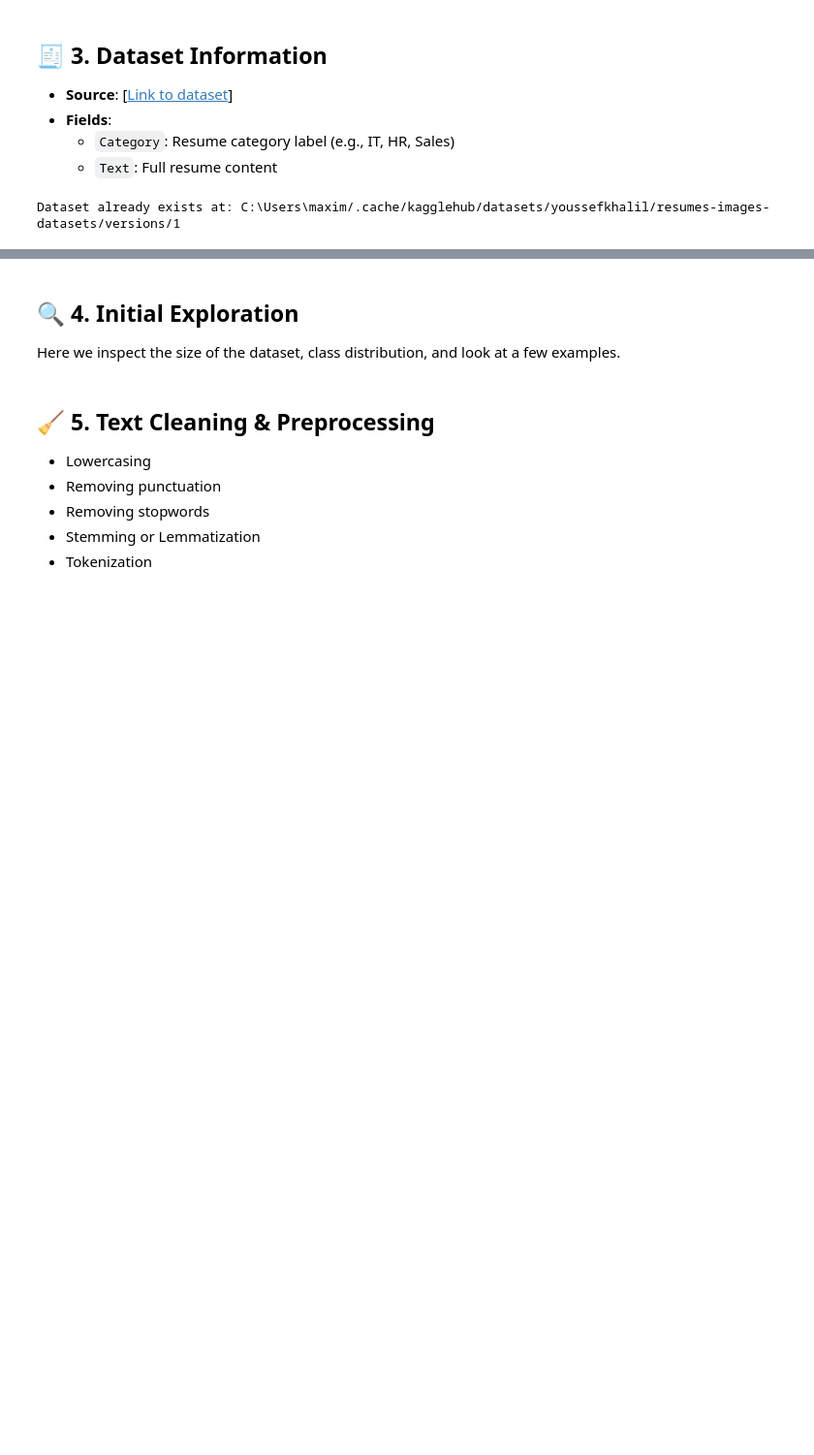
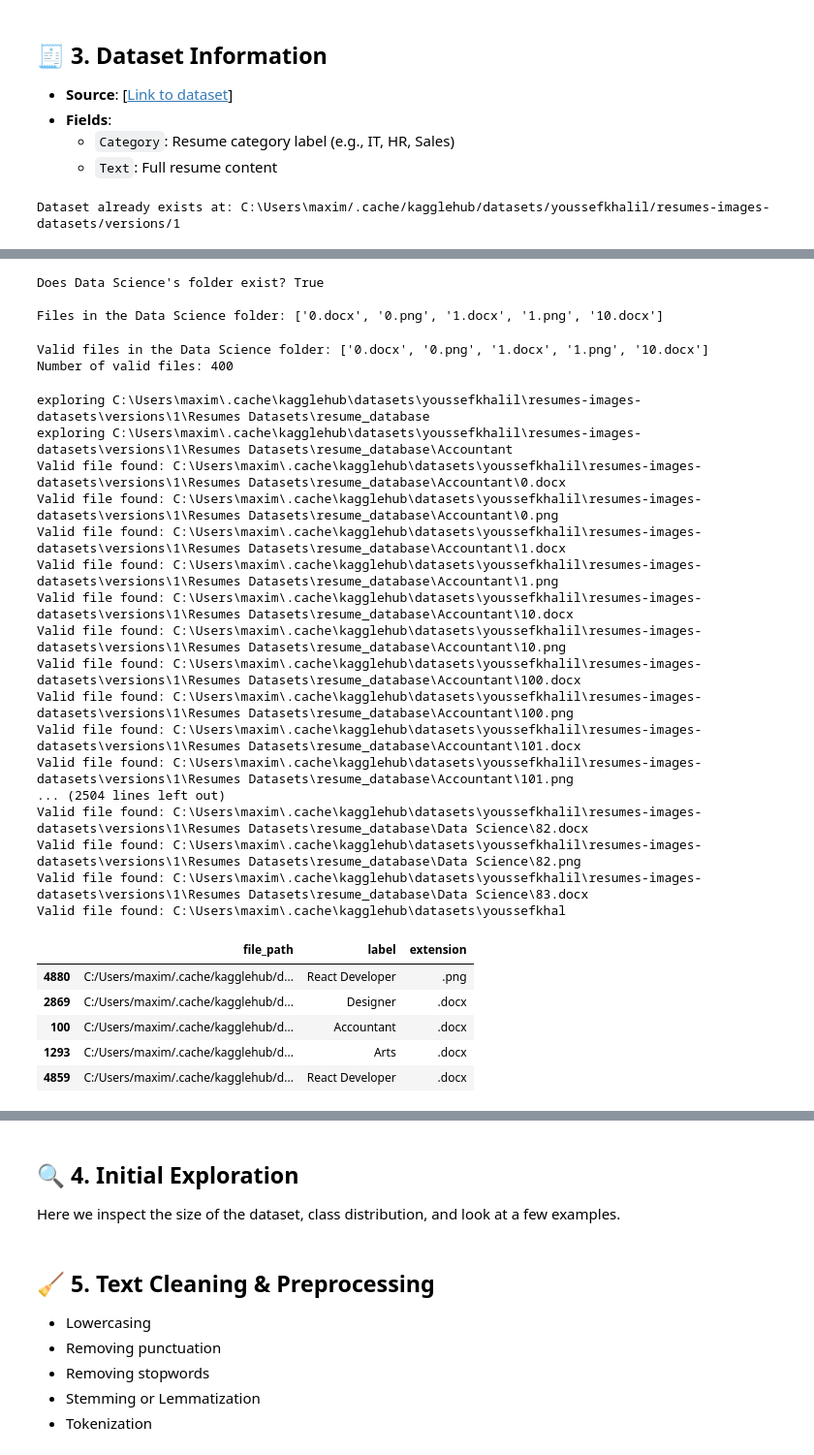
Before and after one commit to Edelan89/Resume_Classifier_with_NLP, a Jupyter notebook: Resume_Classifier_with_NLP.ipynb, the cells around one changed output, grey strips where cells are left out. Shown at 97% size. Drawn from its saved outputs; the diff is of its cells as text; code cells hidden in the pictures; blank space fills up the shorter version.

Commit message:
Solved the problem to read folders

```diff
--- a/Resume_Classifier_with_NLP.ipynb
+++ b/Resume_Classifier_with_NLP.ipynb
@@ -38,0 +61,75 @@ Dataset already exists at: C:\Users\maxim/.cache/kagglehub/datasets/youssefkhali
+# %%
+# Loop through only one subfolder as test (Data Science)
+test_subfolder = os.path.join(path_test, "Data Science")
+print("\nDoes Data Science's folder exist?", os.path.exists(test_subfolder))
+
+files = os.listdir(test_subfolder)
+print("\nFiles in the Data Science folder:", files[:5])
+# %% [output]
+Does Data Science's folder exist? True
+
+Files in the Data Science folder: ['0.docx', '0.png', '1.docx', '1.png', '10.docx']
+# %%
+# Verify if reconized file extensions correctly
+valid_extensions = ['.docx', '.pdf', '.png', '.jpg', '.jpeg']
+
+valid_files = [f for f in files if os.path.splitext(f)[1].lower() in valid_extensions]
+print("\nValid files in the Data Science folder:", valid_files[:5])
+print("Number of valid files:", len(valid_files))
+# %% [output]
+Valid files in the Data Science folder: ['0.docx', '0.png', '1.docx', '1.png', '10.docx']
+Number of valid files: 400
+# %%
+import pandas as pd
+
+# list of data
+data = []
+
+# iterate through all files in the directory
+for root, dirs, files in os.walk(path_test):
+    print(f'exploring {root}')
+    for file in files:
+        ext = os.path.splitext(file)[1]
+        if ext in valid_extensions:
+            file_path = os.path.join(root, file)
+            label = os.path.basename(os.path.dirname(file_path))
+            print(f"Valid file found: {file_path}")
+            data.append({
+                "file_path": file_path.replace("\\", "/"),
+                "label": label,
+                "extension": ext.lower()
+            })
+
+# Create a DataFrame from the data
+df = pd.DataFrame(data)
+
+print(f"\n Total valid files found: {len(df)}")
+
+if len(df) > 0:
+    display(df.sample(5))
+else:
+    print("No valid files found")
+# %% [output]
+exploring C:\Users\maxim\.cache\kagglehub\datasets\youssefkhalil\resumes-images-datasets\versions\1\Resumes Datasets\resume_database
+exploring C:\Users\maxim\.cache\kagglehub\datasets\youssefkhalil\resumes-images-datasets\versions\1\Resumes Datasets\resume_database\Accountant
+Valid file found: C:\Users\maxim\.cache\kagglehub\datasets\youssefkhalil\resumes-images-datasets\versions\1\Resumes Datasets\resume_database\Accountant\0.docx
+Valid file found: C:\Users\maxim\.cache\kagglehub\datasets\youssefkhalil\resumes-images-datasets\versions\1\Resumes Datasets\resume_database\Accountant\0.png
+Valid file found: C:\Users\maxim\.cache\kagglehub\datasets\youssefkhalil\resumes-images-datasets\versions\1\Resumes Datasets\resume_database\Accountant\1.docx
+Valid file found: C:\Users\maxim\.cache\kagglehub\datasets\youssefkhalil\resumes-images-datasets\versions\1\Resumes Datasets\resume_database\Accountant\1.png
+Valid file found: C:\Users\maxim\.cache\kagglehub\datasets\youssefkhalil\resumes-images-datasets\versions\1\Resumes Datasets\resume_database\Accountant\10.docx
+Valid file found: C:\Users\maxim\.cache\kagglehub\datasets\youssefkhalil\resumes-images-datasets\versions\1\Resumes Datasets\resume_database\Accountant\10.png
+Valid file found: C:\Users\maxim\.cache\kagglehub\datasets\youssefkhalil\resumes-images-datasets\versions\1\Resumes Datasets\resume_database\Accountant\100.docx
+Valid file found: C:\Users\maxim\.cache\kagglehub\datasets\youssefkhalil\resumes-images-datasets\versions\1\Resumes Datasets\resume_database\Accountant\100.png
+Valid file found: C:\Users\maxim\.cache\kagglehub\datasets\youssefkhalil\resumes-images-datasets\versions\1\Resumes Datasets\resume_database\Accountant\101.docx
+Valid file found: C:\Users\maxim\.cache\kagglehub\datasets\youssefkhalil\resumes-images-datasets\versions\1\Resumes Datasets\resume_database\Accountant\101.png
+... (2504 lines left out)
+Valid file found: C:\Users\maxim\.cache\kagglehub\datasets\youssefkhalil\resumes-images-datasets\versions\1\Resumes Datasets\resume_database\Data Science\82.docx
+Valid file found: C:\Users\maxim\.cache\kagglehub\datasets\youssefkhalil\resumes-images-datasets\versions\1\Resumes Datasets\resume_database\Data Science\82.png
+Valid file found: C:\Users\maxim\.cache\kagglehub\datasets\youssefkhalil\resumes-images-datasets\versions\1\Resumes Datasets\resume_database\Data Science\83.docx
+Valid file found: C:\Users\maxim\.cache\kagglehub\datasets\youssefkhal
+|  | file_path | label | extension |
+| 4880 | C:/Users/maxim/.cache/kagglehub/d... | React Developer | .png |
+| 2869 | C:/Users/maxim/.cache/kagglehub/d... | Designer | .docx |
+| 100 | C:/Users/maxim/.cache/kagglehub/d... | Accountant | .docx |
+| 1293 | C:/Users/maxim/.cache/kagglehub/d... | Arts | .docx |
+| 4859 | C:/Users/maxim/.cache/kagglehub/d... | React Developer | .docx |
```
Also changed, not shown: parts of 4 cells of this notebook, 1 other file.
